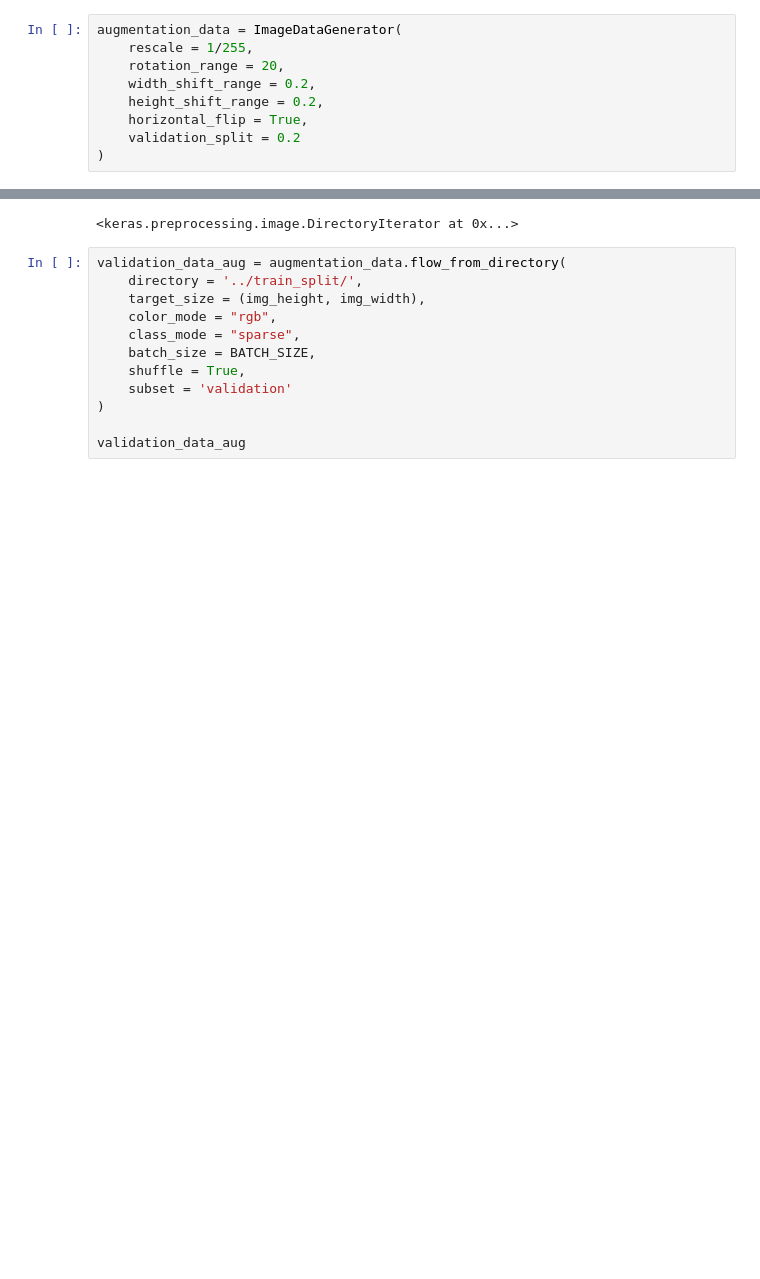
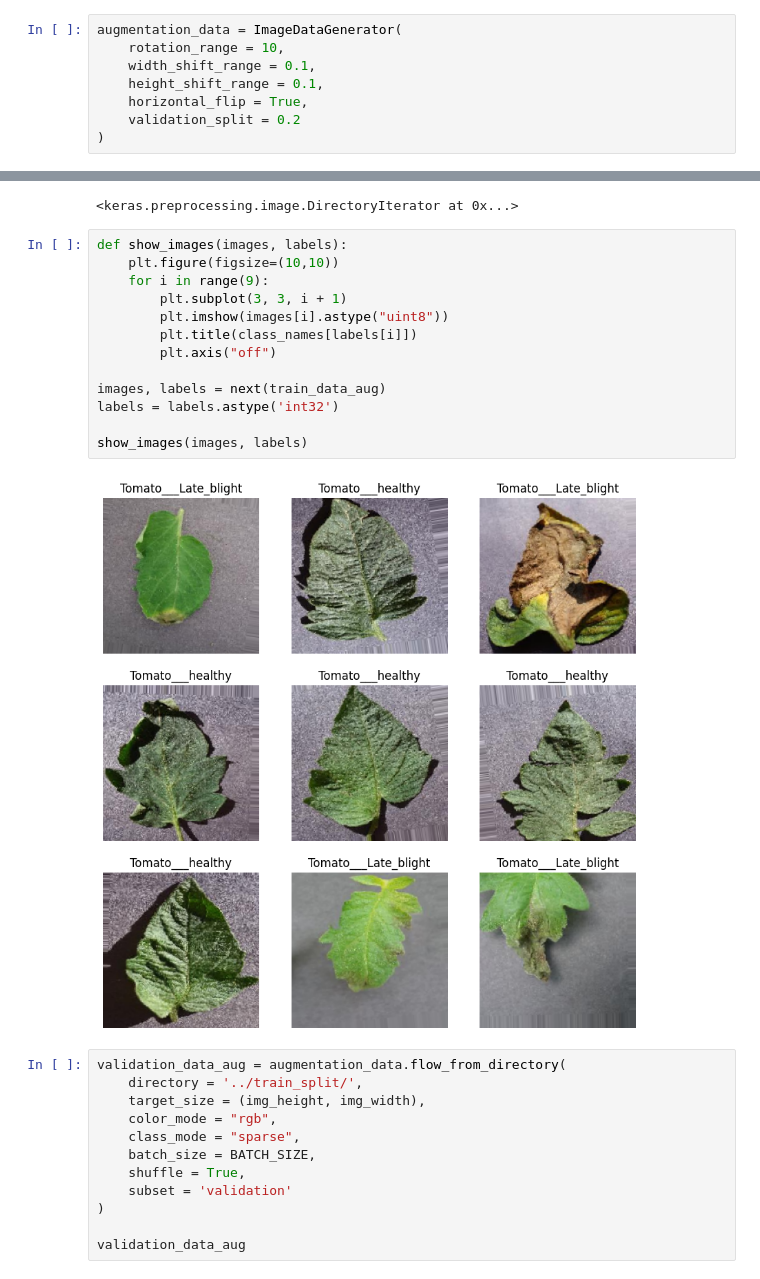
Before and after one commit to AnriiGegliuk/Plant_Disease_CNN, a Jupyter notebook: notebooks/cnn_project.ipynb, the cells around one changed output, grey strips where cells are left out. Saved outputs shown, nothing was run; the diff lists cells and outputs as text; blank space fills up the shorter version.

```diff
--- a/notebooks/cnn_project.ipynb
+++ b/notebooks/cnn_project.ipynb
@@ -415,9 +436,8 @@ Accuracy on test data: 0.9343715310096741
 # %%
 augmentation_data = ImageDataGenerator(
-    rescale = 1/255,
-    rotation_range = 20,
-    width_shift_range = 0.2,
-    height_shift_range = 0.2,
+    rotation_range = 10,
+    width_shift_range = 0.1,
+    height_shift_range = 0.1,
     horizontal_flip = True,
     validation_split = 0.2
 )
@@ -436,6 +456,21 @@ train_data_aug
 # %% [output]
 Found 2882 images belonging to 3 classes.
 <keras.preprocessing.image.DirectoryIterator at 0x...>
+# %%
+def show_images(images, labels):
+    plt.figure(figsize=(10,10))
+    for i in range(9):
+        plt.subplot(3, 3, i + 1)
+        plt.imshow(images[i].astype("uint8"))
+        plt.title(class_names[labels[i]])
+        plt.axis("off")
+
+images, labels = next(train_data_aug)
+labels = labels.astype('int32')
+
+show_images(images, labels)
+# %% [output]
+[figure, added]
 # %%
 validation_data_aug = augmentation_data.flow_from_directory(
     directory = '../train_split/',
```
Also changed, not shown: parts of 12 cells of this notebook.
